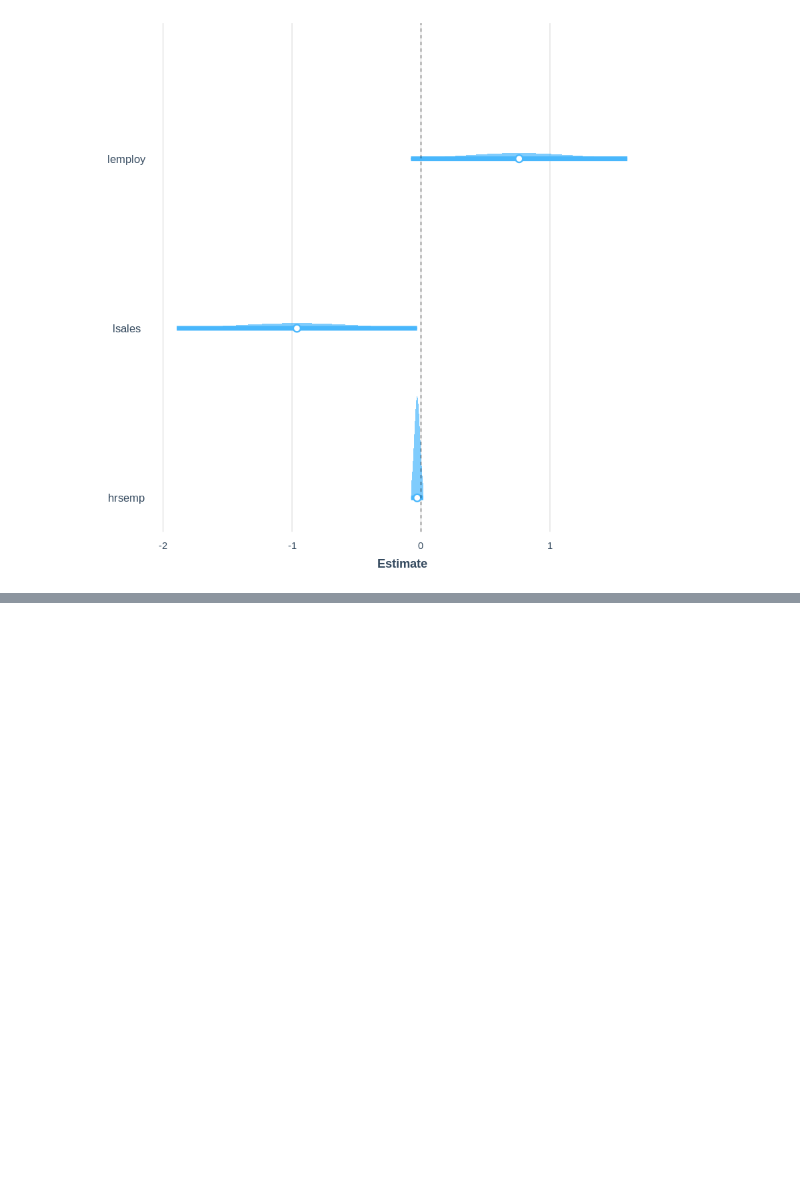
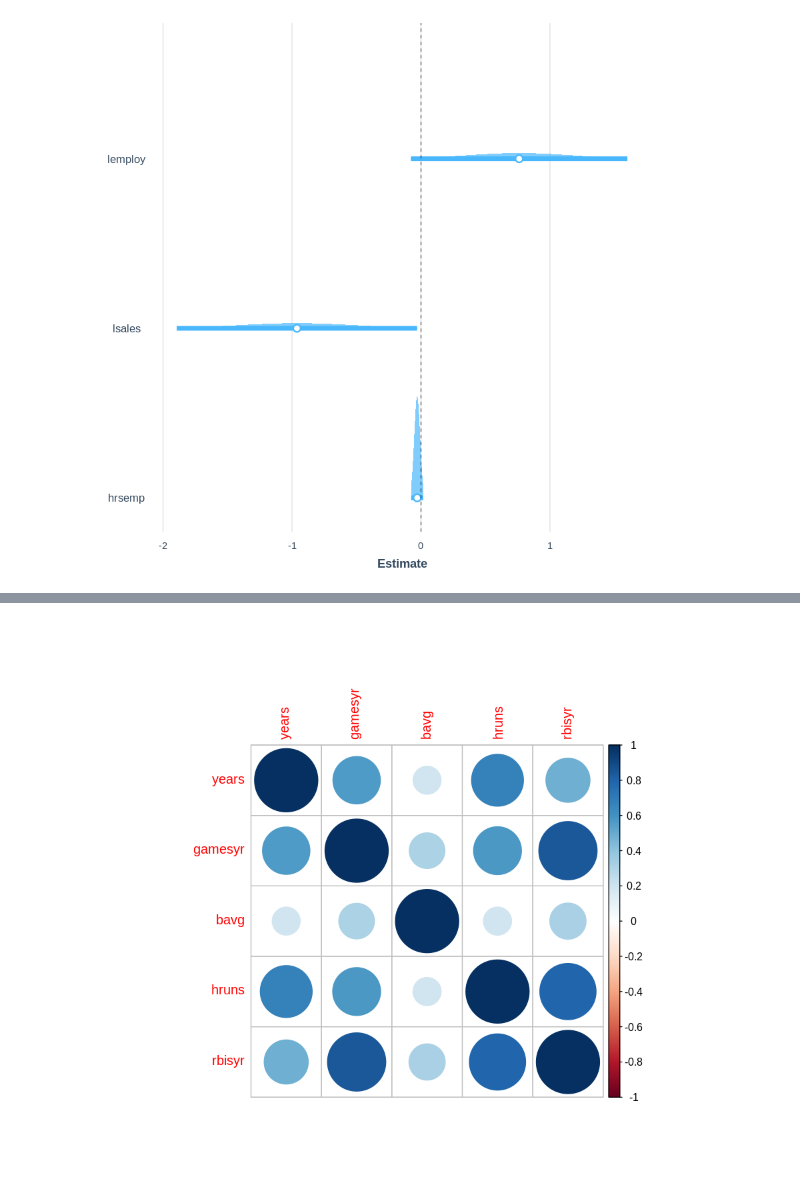
Before and after one commit to jonduan/RIntroEconometrics, a Jupyter notebook: Introductory_Econometrics_wooldridge/Chapter 4 Multiple Regression Analysis Inference.ipynb, the cells around one changed output, grey strips where cells are left out. Cells and saved outputs as stored; diff of their text form; code cells hidden in the pictures; blank space fills up the shorter version.

```diff
--- a/Introductory_Econometrics_wooldridge/Chapter 4 Multiple Regression Analysis Inference.ipynb
+++ b/Introductory_Econometrics_wooldridge/Chapter 4 Multiple Regression Analysis Inference.ipynb
@@ -315,0 +668,4 @@ jtools::plot_coefs(linear_model, scale = TRUE, plot.distributions = TRUE, inner_
+# %%
+corrplot(cor(mlb1 %>% select(years,gamesyr,bavg,hruns,rbisyr) ), method="circle")
+# %% [output]
+[figure, added]
```
Also changed, not shown: parts of 78 cells of this notebook, 2 other files.
